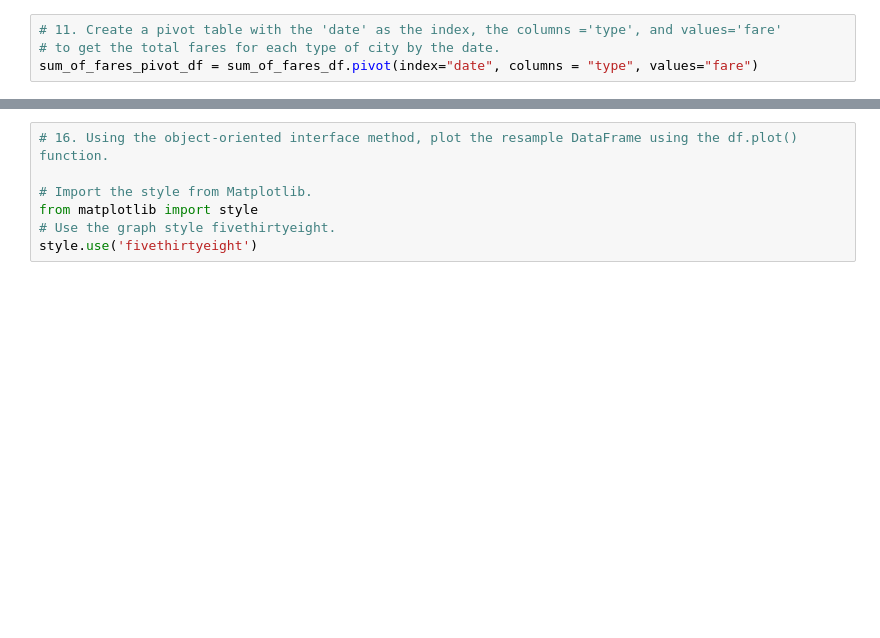
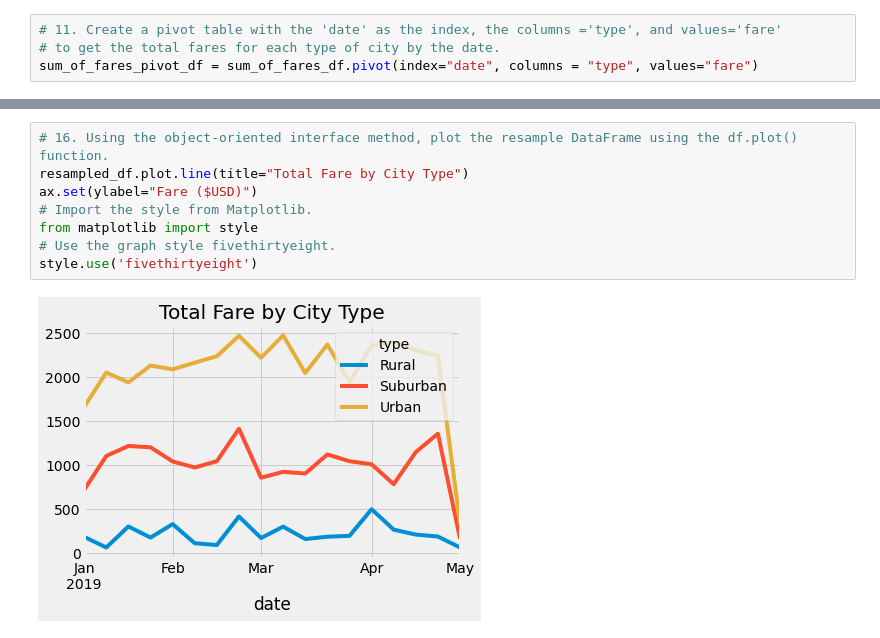
Before and after one commit to ohughes16/PyBer_Analysis, a Jupyter notebook: PyBer_Challenge.ipynb, the cells around one changed output, grey strips where cells are left out. Saved outputs shown, nothing was run; the diff lists cells and outputs as text; blank space fills up the shorter version.

```diff
--- a/PyBer_Challenge.ipynb
+++ b/PyBer_Challenge.ipynb
@@ -168,7 +171,10 @@ filtered_date_df
 # %%
 # 16. Using the object-oriented interface method, plot the resample DataFrame using the df.plot() function.
-
+resampled_df.plot.line(title="Total Fare by City Type")
+ax.set(ylabel="Fare ($USD)")
 # Import the style from Matplotlib.
 from matplotlib import style
 # Use the graph style fivethirtyeight.
 style.use('fivethirtyeight')
+# %% [output]
+[figure, added]
```
Also changed, not shown: parts of 2 cells of this notebook.
